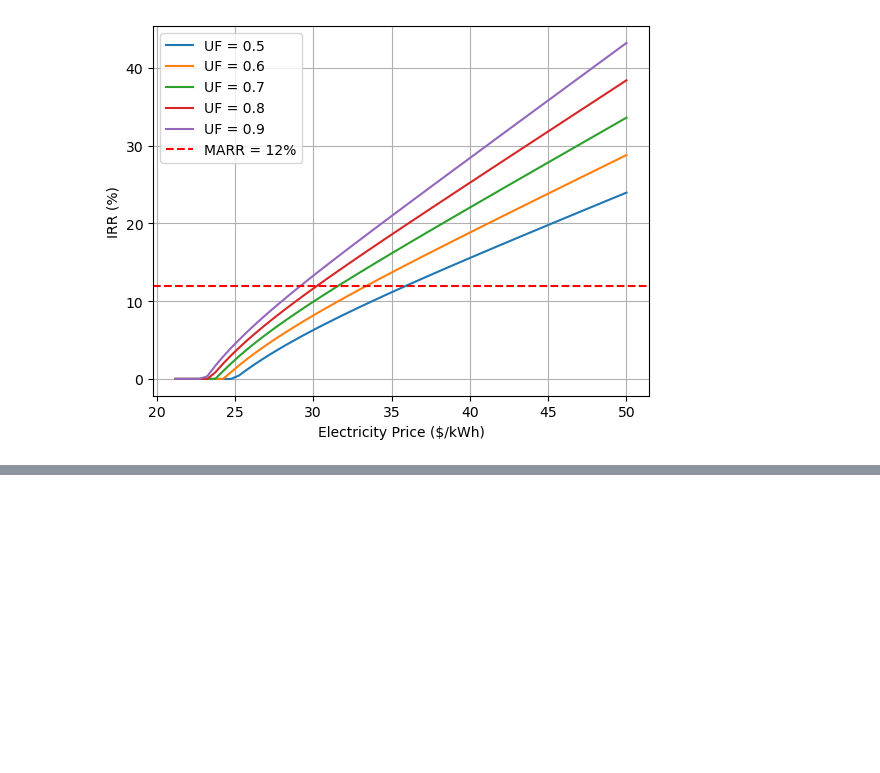
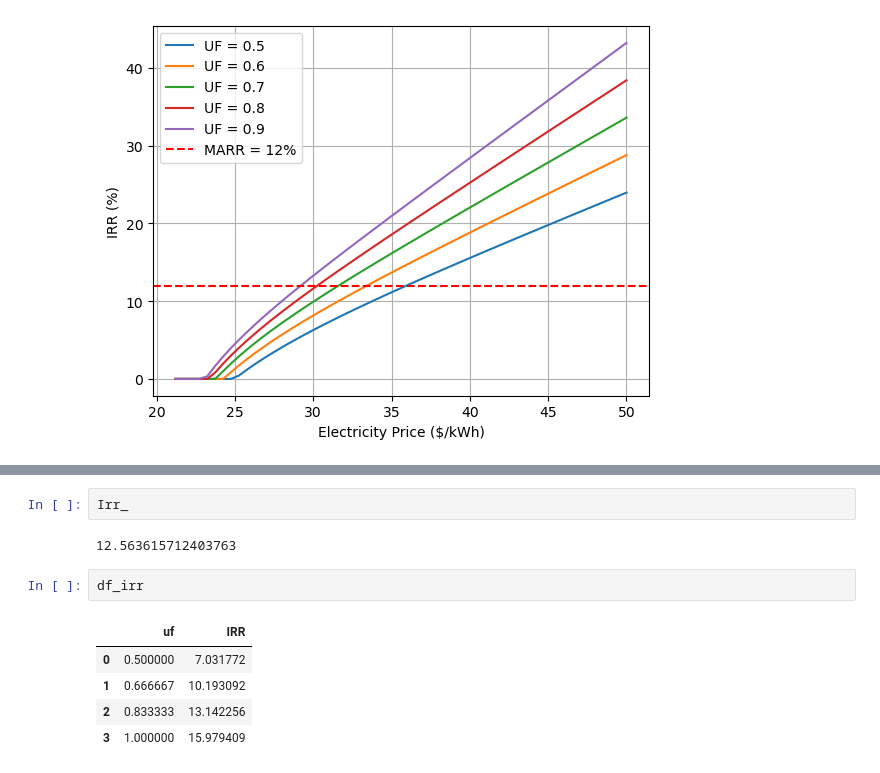
Before and after one commit to SaM-92/Optimisation-openai, a Jupyter notebook: notebook1_generation_cap.ipynb, the cells around one changed output, grey strips where cells are left out. Saved outputs shown, nothing was run; the diff lists cells and outputs as text; blank space fills up the shorter version.

```diff
--- a/notebook1_generation_cap.ipynb
+++ b/notebook1_generation_cap.ipynb
@@ -325,0 +407,12 @@ calculate_and_plot(input_data, elec_prices, ufs, MARR)
+# %%
+Irr_
+# %% [output]
+12.563615712403763
+# %%
+df_irr
+# %% [output]
+|  | uf | IRR |
+| 0 | 0.500000 | 7.031772 |
+| 1 | 0.666667 | 10.193092 |
+| 2 | 0.833333 | 13.142256 |
+| 3 | 1.000000 | 15.979409 |
```
Also changed, not shown: parts of 4 cells of this notebook.
